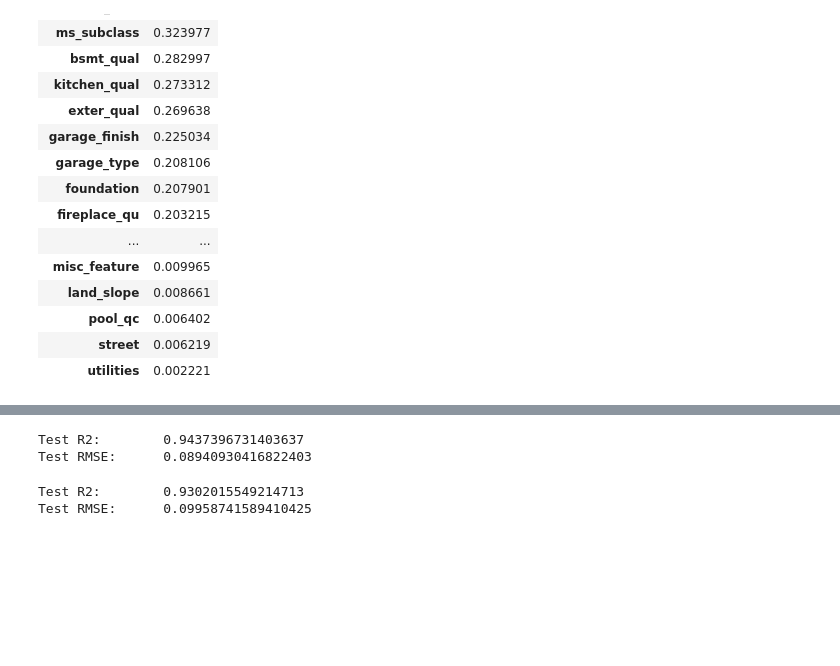
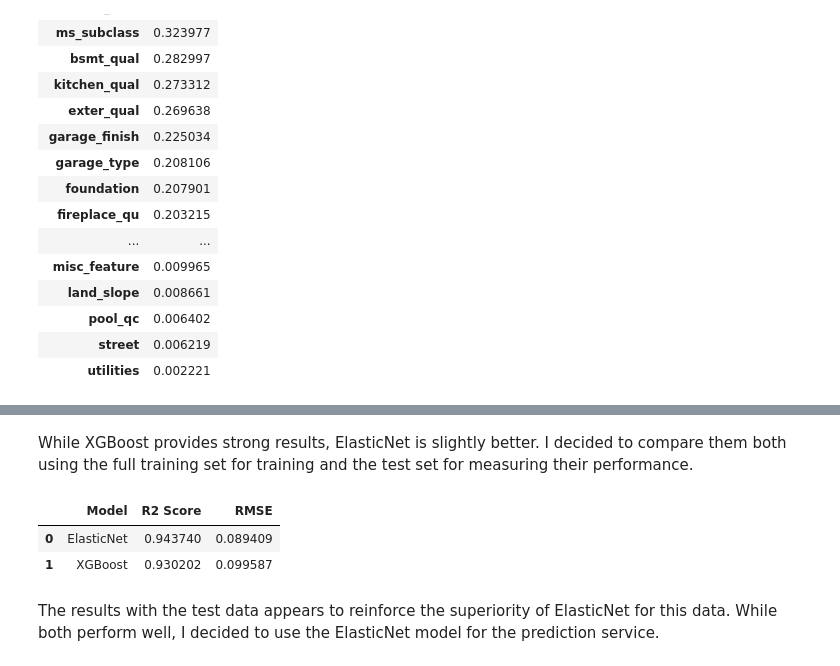
Before and after one commit to robmoore/zoomcamp-capstone-project, a Jupyter notebook: notebook.ipynb, the cells around one changed output, grey strips where cells are left out. Cells and saved outputs as stored; diff of their text form; code cells hidden in the pictures; blank space fills up the shorter version.

Commit message:
Adding documentation to the notebook and polishing the output a bit.

```diff
--- a/notebook.ipynb
+++ b/notebook.ipynb
@@ -397,4 +414,8 @@ def output_model_results(m, X, y) -> None:
+# %% [markdown]
+While XGBoost provides strong results, ElasticNet is slightly better. I decided to compare them both using the full training set for training and the test set for measuring their performance.
 # %%
+models = []
+
 model = Pipeline(
     [
         ("scale", StandardScaler()),
@@ -404,10 +425,7 @@ model = Pipeline(
 
 model.fit(X_full_train, y_full_train)
 
-output_model_results(model, X_test, y_test)
+models.append(("ElasticNet", model))
-# %% [output]
-Test R2:        0.9437396731403637
-Test RMSE:      0.08940930416822403
 # %%
 model = xgb.XGBRegressor(
     objective="reg:squarederror",
@@ -422,7 +440,28 @@ model = xgb.XGBRegressor(
 
 model.fit(X_full_train, y_full_train)
 
-output_model_results(model, X_test, y_test)
+models.append(("XGBoost", model))
-# %% [output]
-Test R2:        0.9302015549214713
-Test RMSE:      0.09958741589410425
+# %%
+# noinspection PyPep8Naming,PyShadowingNames
+def output_models_results(models, X, y) -> pd.DataFrame:
+    results = []
+
+    for name, model in models:
+        y_pred = model.predict(X)
+        results.append(
+            {
+                "Model": name,
+                "R2 Score": model.score(X, y),
+                "RMSE": mean_squared_error(y, y_pred, squared=False),
+            }
+        )
+
+    return pd.DataFrame.from_dict(results)
+# %%
+output_models_results(models, X_test, y_test)
+# %% [output]
+|  | Model | R2 Score | RMSE |
+| 0 | ElasticNet | 0.943740 | 0.089409 |
+| 1 | XGBoost | 0.930202 | 0.099587 |
+# %% [markdown]
+The results with the test data appears to reinforce the superiority of ElasticNet for this data. While both perform well, I decided to use the ElasticNet model for the prediction service.
```
Also changed, not shown: parts of 18 cells of this notebook.
